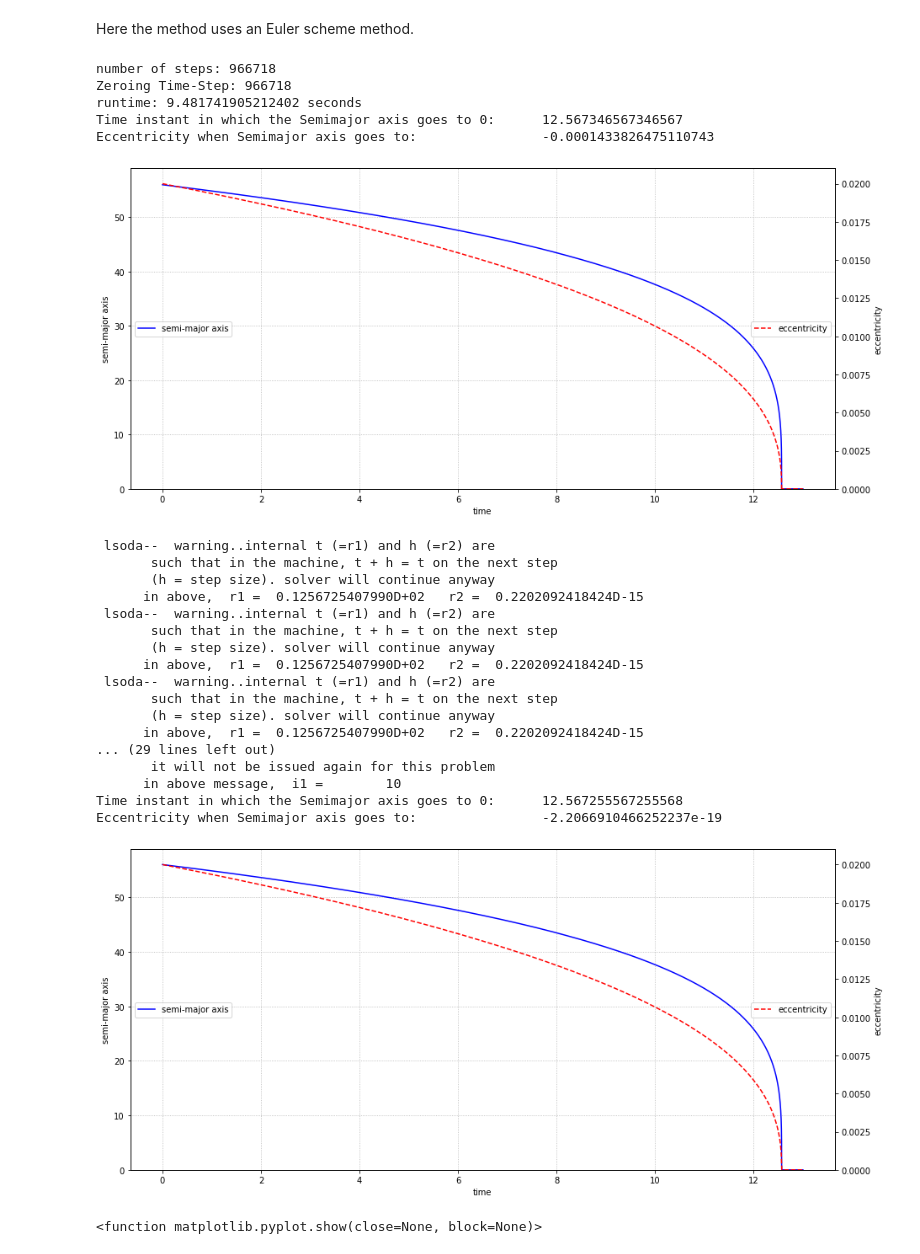
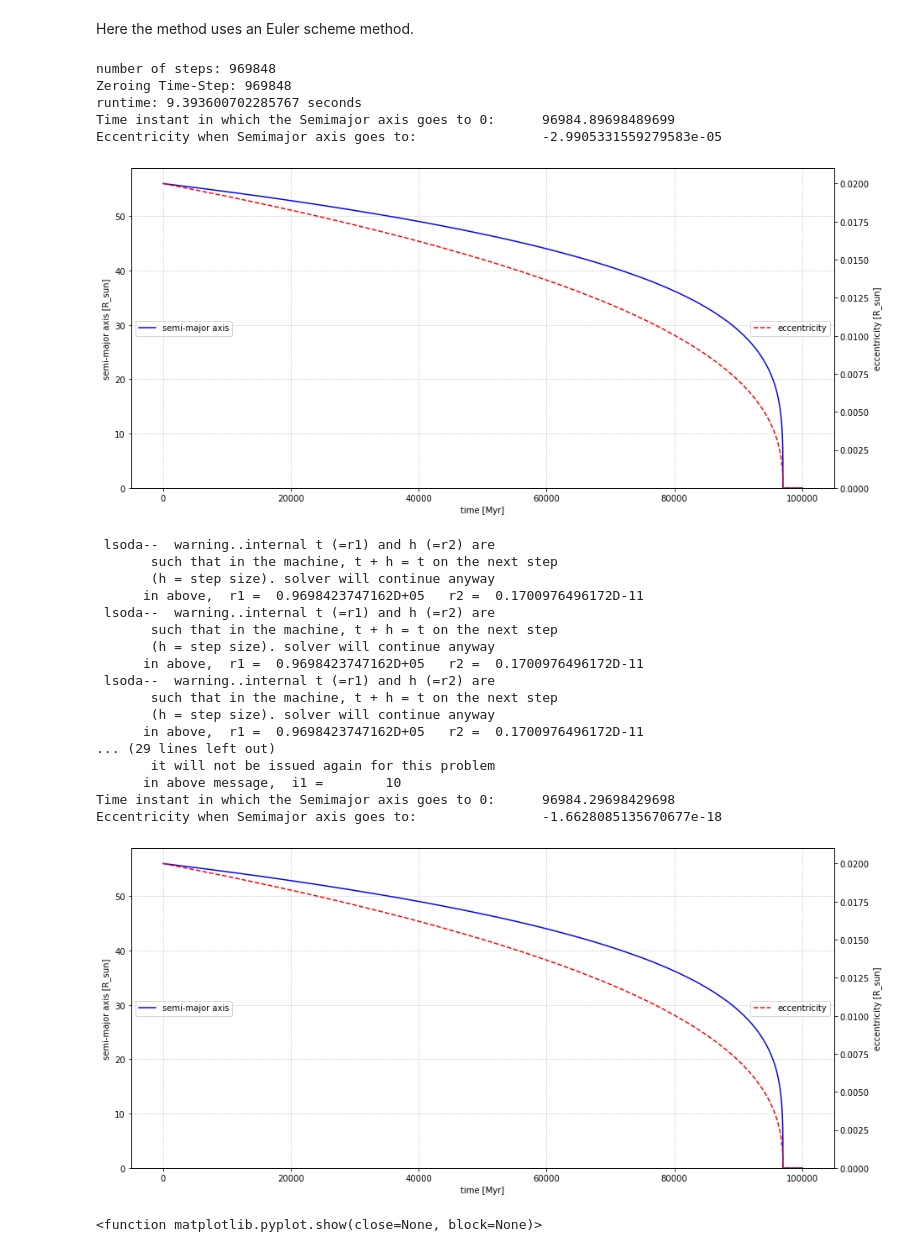
Before and after one commit to Bahadoram/Delay-Time-Dist.-of-Compact-Binary-Objects, a Jupyter notebook: project.ipynb, the cells around one changed output. Drawn from its saved outputs; the diff is of its cells as text; code cells hidden in the pictures.

```diff
--- a/project.ipynb
+++ b/project.ipynb
@@ -111,7 +111,7 @@ Text(0.5, 0, 'alpha')
 # %% [markdown]
 Here the functions in Derivatives.py are used: the method uses a_eu 4th order Runge-Kutta method.
 # %%
-TMIN = 0;  TMAX = 13 # s
+TMIN = 0;  TMAX = 100000 # s
 a0   = 56;   e0 = .02
 #initial_state = (a0, e0)
 NSTEPS        = int(1e6)
@@ -190,28 +190,28 @@ print("runtime: %s seconds" % (time.time() - start_time))
 print("Time instant in which the Semimajor axis goes to 0:\t", t[a<=0][0])
 print("Eccentricity when Semimajor axis goes to:\t\t",         e[a<=0][0])
 # %% [output]
-number of steps: 966718
-Zeroing Time-Step: 966718
-runtime: 9.481741905212402 seconds
-Time instant in which the Semimajor axis goes to 0:      12.567346567346567
-Eccentricity when Semimajor axis goes to:                -0.0001433826475110743
+number of steps: 969848
+Zeroing Time-Step: 969848
+runtime: 9.393600702285767 seconds
+Time instant in which the Semimajor axis goes to 0:      96984.89698489699
+Eccentricity when Semimajor axis goes to:                -2.9905331559279583e-05
 # %%
 fig, ax = plt.subplots(figsize=(15,7))
 ax.plot(t,a,'b-',  label='semi-major axis')
-ax.set_ylabel('semi-major axis')
-ax.set_xlabel('time')
+ax.set_ylabel('semi-major axis [R_sun]')
+ax.set_xlabel('time [Myr]')
 ax.legend(loc='center left')
 ax.grid(ls='dotted')
 ax.set_ylim(bottom=0)
 
 ax_ = ax.twinx()
 ax_.plot(t,e,'r--', label='eccentricity')
-ax_.set_ylabel('eccentricity')
+ax_.set_ylabel('eccentricity [R_sun]')
 ax_.legend(loc='center right')
 ax_.set_ylim(bottom=0)
 plt.show()
 # %% [output]
-[figure, old version]
+[figure, new version]
 # %%
 # time grid
 t = np.linspace(TMIN, TMAX, NSTEPS)
@@ -234,37 +234,37 @@ print("Eccentricity when Semimajor axis goes to:\t\t",    z[:,1][z[:,0]<=0][0])
  lsoda--  warning..internal t (=r1) and h (=r2) are
        such that in the machine, t + h = t on the next step
        (h = step size). solver will continue anyway
-      in above,  r1 =  0.1256725407990D+02   r2 =  0.2202092418424D-15
+      in above,  r1 =  0.9698423747162D+05   r2 =  0.1700976496172D-11
  lsoda--  warning..internal t (=r1) and h (=r2) are
        such that in the machine, t + h = t on the next step
        (h = step size). solver will continue anyway
-      in above,  r1 =  0.1256725407990D+02   r2 =  0.2202092418424D-15
+      in above,  r1 =  0.9698423747162D+05   r2 =  0.1700976496172D-11
  lsoda--  warning..internal t (=r1) and h (=r2) are
        such that in the machine, t + h = t on the next step
        (h = step size). solver will continue anyway
-      in above,  r1 =  0.1256725407990D+02   r2 =  0.2202092418424D-15
+      in above,  r1 =  0.9698423747162D+05   r2 =  0.1700976496172D-11
 ... (29 lines left out)
        it will not be issued again for this problem
       in above message,  i1 =        10
-Time instant in which the Semimajor axis goes to 0:      12.567255567255568
-Eccentricity when Semimajor axis goes to:                -2.2066910466252237e-19
+Time instant in which the Semimajor axis goes to 0:      96984.29698429698
+Eccentricity when Semimajor axis goes to:                -1.6628085135670677e-18
 # %%
 fig, ax = plt.subplots(figsize=(15,7))
-ax.plot(t,z[:,0],'b-',  label='semi-major axis')
-ax.set_ylabel('semi-major axis')
-ax.set_xlabel('time')
+ax.plot(t,a,'b-',  label='semi-major axis')
+ax.set_ylabel('semi-major axis [R_sun]')
+ax.set_xlabel('time [Myr]')
 ax.legend(loc='center left')
 ax.grid(ls='dotted')
 ax.set_ylim(bottom=0)
 
 ax_ = ax.twinx()
-ax_.plot(t,z[:,1],'r--', label='eccentricity')
-ax_.set_ylabel('eccentricity')
+ax_.plot(t,e,'r--', label='eccentricity')
+ax_.set_ylabel('eccentricity [R_sun]')
 ax_.legend(loc='center right')
 ax_.set_ylim(bottom=0)
 plt.show()
 # %% [output]
-[figure, old version]
+[figure, new version]
 # %%
 '''
 Difference between semimajors computed with user provided script and
```
Also changed, not shown: parts of 10 cells of this notebook, 1 other file.
